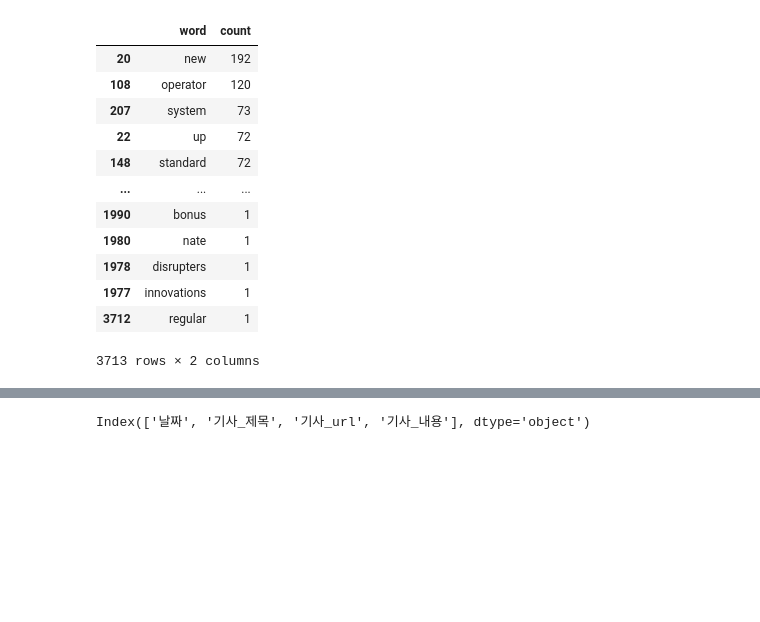
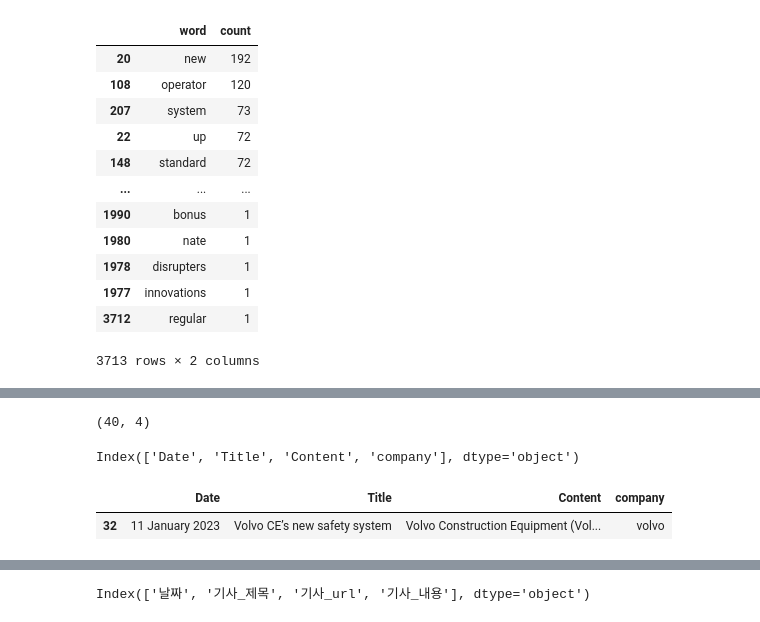
Before and after one commit to CE-MarketSensing/ConstructionEquipment, a Jupyter notebook: EDA/total_counts.ipynb, the cells around one changed output, grey strips where cells are left out. Drawn from its saved outputs; the diff is of its cells as text; code cells hidden in the pictures; blank space fills up the shorter version.

```diff
--- a/EDA/total_counts.ipynb
+++ b/EDA/total_counts.ipynb
@@ -300,0 +316,11 @@ histogram_df.to_csv("../data/count/cat_words_counts.csv", index=False)
+# %%
+news_volvo = pd.read_csv("../scrapping/[article] Construction Europe/volvo_article_final.csv")
+news_volvo["company"] = "volvo"
+display(news_volvo.shape)
+display(news_volvo.columns)
+news_volvo.sample(1)
+# %% [output]
+(40, 4)
+Index(['Date', 'Title', 'Content', 'company'], dtype='object')
+|  | Date | Title | Content | company |
+| 32 | 11 January 2023 | Volvo CE’s new safety system | Volvo Construction Equipment (Vol... | volvo |
```
Also changed, not shown: parts of 26 cells of this notebook, 2 other files.
